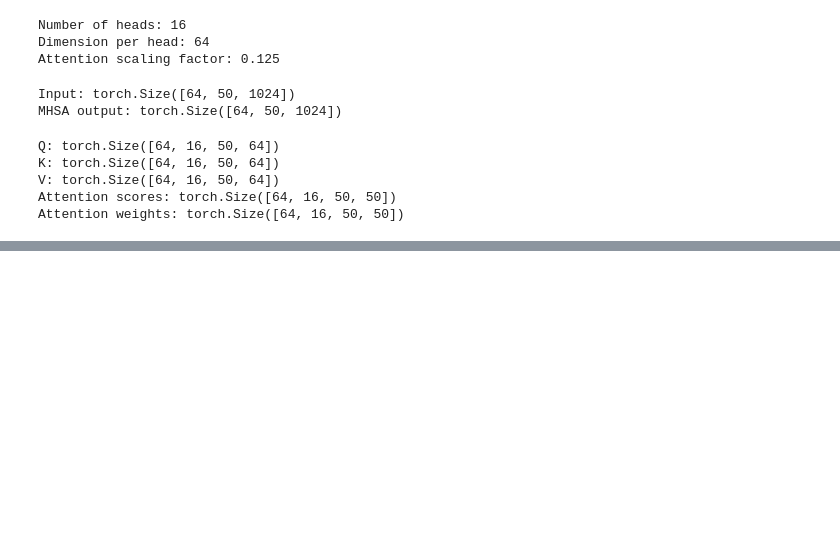
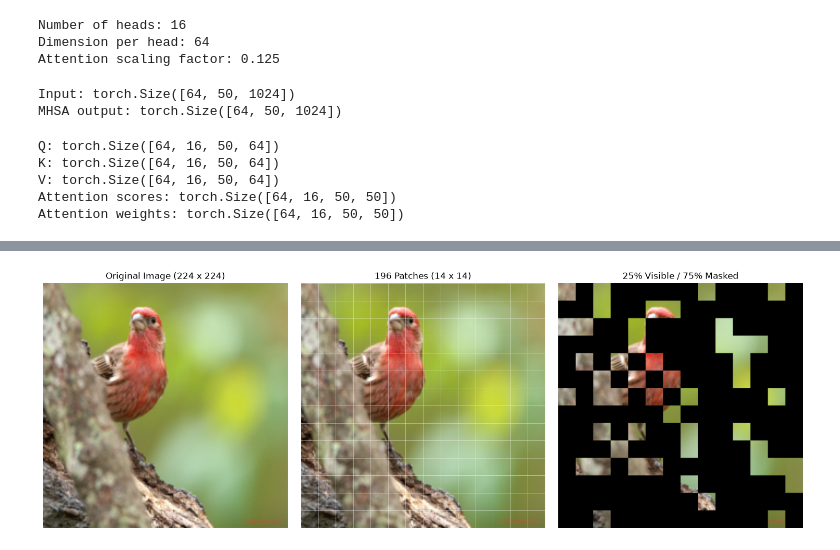
Before and after one commit to Arash-Maleki-Nazari/mae-miniimagenet-pytorch, a Jupyter notebook: MAE_MiniImageNet.ipynb, the cells around one changed output, grey strips where cells are left out. Drawn from its saved outputs; the diff is of its cells as text; code cells hidden in the pictures; blank space fills up the shorter version.

Commit message:
complete  MAE transformer encoder block

```diff
--- a/MAE_MiniImageNet.ipynb
+++ b/MAE_MiniImageNet.ipynb
@@ -757,0 +1496,79 @@ All MHSA checks passed.
+# %%
+
+# Block 4.5.1 — Visualize original and masked image
+
+import torch
+import matplotlib.pyplot as plt
+import numpy as np
+
+# Use a deterministic test image
+image, label = test_dataset[0]
+
+# Add the batch dimension and move to model device
+image_batch = image.unsqueeze(0).to(device)
+
+mae_encoder.eval()
+
+with torch.inference_mode():
+    latent_vis, mask_vis, ids_restore_vis = mae_encoder(
+        image_batch,
+        mask_ratio=0.75
+    )
+
+# Mask: 0 = visible, 1 = removed
+mask_grid = mask_vis[0].reshape(14, 14).cpu()
+
+# Expand from 14x14 patches to 224x224 pixels
+pixel_mask = mask_grid.repeat_interleave(
+    16, dim=0
+).repeat_interleave(
+    16, dim=1
+)
+
+# Black out the masked patches
+masked_image = image * (1 - pixel_mask.unsqueeze(0))
+
+original_np = image.permute(1, 2, 0).numpy()
+masked_np = masked_image.permute(1, 2, 0).numpy()
+
+fig, axes = plt.subplots(1, 3, figsize=(15, 5))
+
+# Original image
+axes[0].imshow(original_np)
+axes[0].set_title("Original Image (224 x 224)")
+
+# Original image with patch grid
+axes[1].imshow(original_np)
+
+for p in range(0, 225, 16):
+    axes[1].axhline(p - 0.5, color="white",
+                    linewidth=0.4, alpha=0.7)
+    axes[1].axvline(p - 0.5, color="white",
+                    linewidth=0.4, alpha=0.7)
+
+axes[1].set_title("196 Patches (14 x 14)")
+
+# 75% masked image
+axes[2].imshow(masked_np)
+axes[2].set_title("25% Visible / 75% Masked")
+
+for ax in axes:
+    ax.axis("off")
+
+plt.tight_layout()
+plt.show()
+
+# Numerical verification
+num_visible = int((mask_vis == 0).sum().item())
+num_masked = int((mask_vis == 1).sum().item())
+
+print("Total patches:", mask_vis.shape[1])
+print("Visible patches:", num_visible)
+print("Masked patches:", num_masked)
+print("Encoder output:", latent_vis.shape)
+
+assert num_visible == 49
+assert num_masked == 147
+assert latent_vis.shape == (1, 50, 1024)
+# %% [output]
+[figure, added]
```
Also changed, not shown: parts of 34 cells of this notebook.
